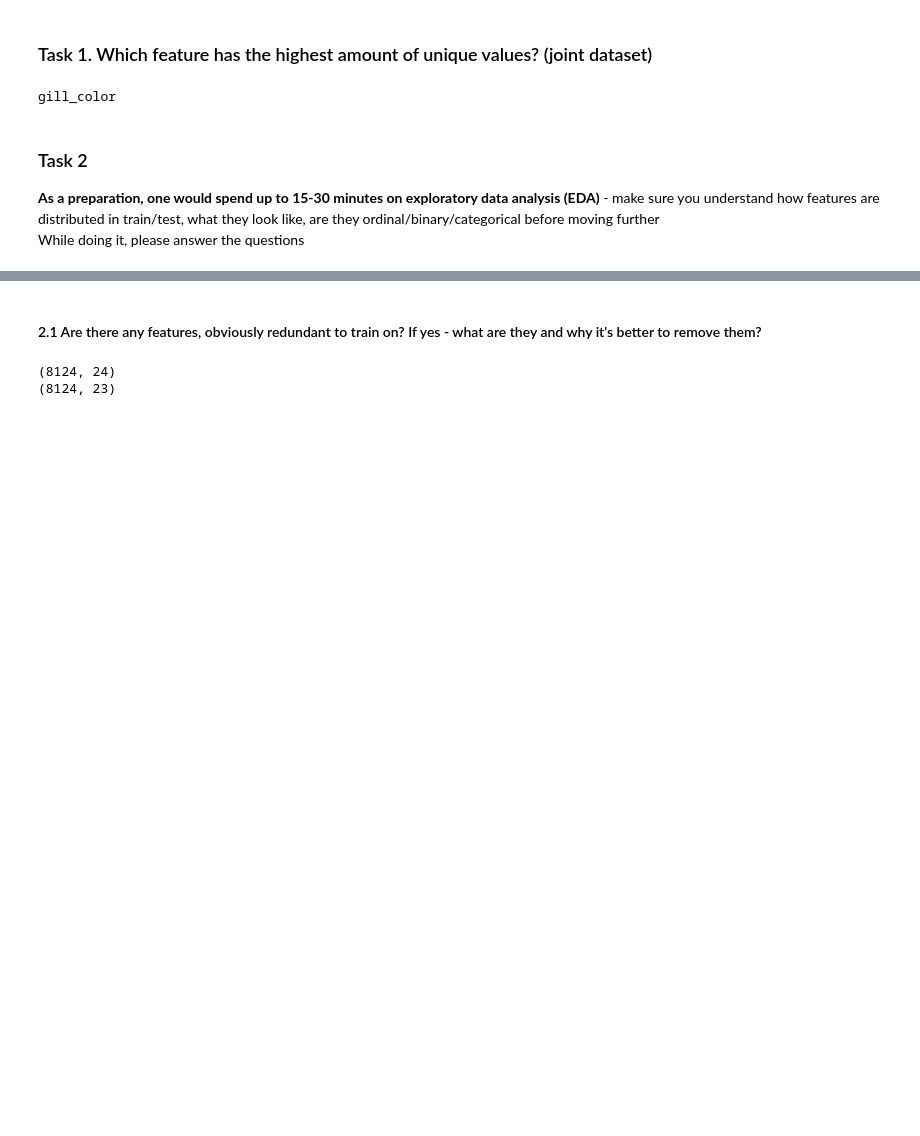
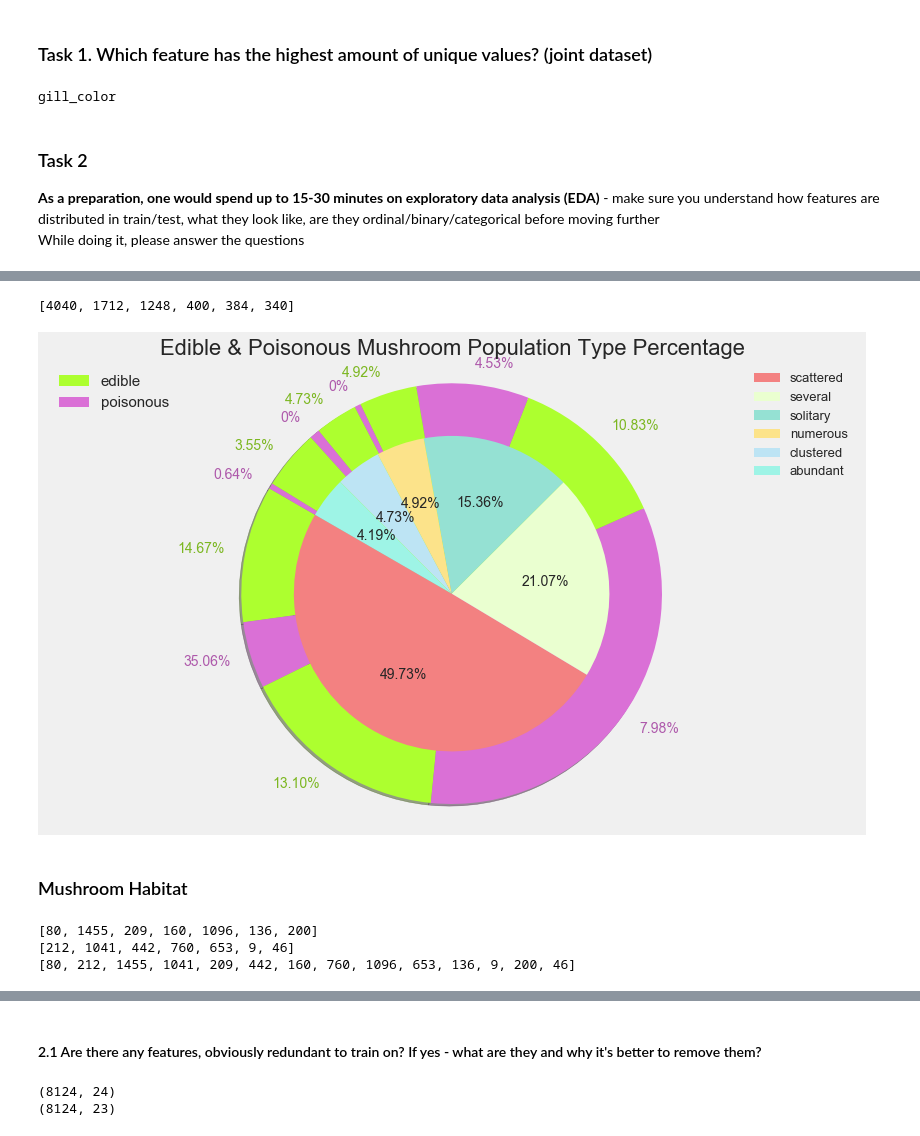
Before and after one commit to MariaHalushko/udscourse, a Jupyter notebook: homeworks/hw4/4 homework-decision-trees-blank-Maria_Halushko.ipynb, the cells around one changed output, grey strips where cells are left out. Drawn from its saved outputs; the diff is of its cells as text; code cells hidden in the pictures; blank space fills up the shorter version.

```diff
--- a/homeworks/hw4/4 homework-decision-trees-blank-Maria_Halushko.ipynb
+++ b/homeworks/hw4/4 homework-decision-trees-blank-Maria_Halushko.ipynb
@@ -93,0 +164,53 @@ profile.to_file(outputfile="statistic.html")
+# %%
+pop_unique = df.population.unique()
+poisonous_pop = [df[(df.target == 0) & (df.population == p)].shape[0] for p in pop_unique]
+edible_pop = [df[(df.target == 1) & (df.population == p)].shape[0] for p in pop_unique]
+# %%
+populations = df['population'].value_counts()
+pop_size = populations.values.tolist() #Provides numerical values
+pop_types = populations.axes[0].tolist() #Converts index labels object to list
+print(pop_size)
+# %% [output]
+[4040, 1712, 1248, 400, 384, 340]
+# %%
+combine_ed_poi = []
+for i in range(0,len(edible_pop)): #Combines both edible and poisonous in a single list.
+    combine_ed_poi.append(edible_pop[i])
+    combine_ed_poi.append(poisonous_pop[i])
+#print(edible_pop) print(poisonous_pop) print(combine_ed_poi)
+
+colors = ['#F38181','#EAFFD0','#95E1D3','#FCE38A','#BDE4F4','#9EF4E6']
+explode = (0, 0.1, 0, 0, 0, 0)  # explode 1st slice
+
+#Preparations for DOUBLE pie chart.
+fig = plt.subplots(figsize=(13,8))
+plt.title('Edible & Poisonous Mushroom Population Type Percentage', fontsize=22)
+percentages_e_p = ['14.67%','35.06%','13.10%', '7.98%','10.83%','4.53%','4.92%','0%','4.73%','0%',
+                  '3.55%','0.64%'] #Percetanges for edible and poisonous
+
+#===First pie===
+patches1, texts1 = plt.pie(combine_ed_poi,radius = 2, labels= percentages_e_p,
+                                colors=['#ADFF2F','#DA70D6'], shadow=True, startangle=150)
+for i in range(0,len(texts1)):
+    if(i%2==0):
+        texts1[i].set_color('#7CB721') #Color % labels with dark green
+    else:
+        texts1[i].set_color('#AE59AB') # " " dark purple
+    texts1[i].set_fontsize(14)         #make labels bigger
+#===Second pie===
+patches2, texts2, autotexts2 = plt.pie(pop_size, colors=colors, radius = 1.5,
+        autopct='%1.2f%%', shadow=True, startangle=150,labeldistance= 2.2)
+for aut in autotexts2:
+    aut.set_fontsize(14)  #Inner autotext fontsize
+    aut.set_horizontalalignment('center') #Center
+#==Set 2 Legends to the plot.
+first_legend   = plt.legend(patches1, ['edible','poisonous'], loc="upper left", fontsize=15)
+second_ledgend = plt.legend(patches2, pop_unique, loc="best",fontsize=13)
+plt.gca().add_artist(first_legend) #To display two legends
+#Align both pie charts in the same position
+plt.axis('equal')
+plt.show()
+# %% [output]
+[figure, added]
+# %% [markdown]
+### Mushroom Habitat
@@ -93,0 +221,12 @@ profile.to_file(outputfile="statistic.html")
+# %%
+combine_ed_poi = []
+for i in range(0,len(edible_hab)): #Combines both edible and poisonous in a single list.
+    combine_ed_poi.append(edible_hab[i])
+    combine_ed_poi.append(poisonous_hab[i])
+print(edible_hab)
+print(poisonous_hab)
+print(combine_ed_poi)
+# %% [output]
+[80, 1455, 209, 160, 1096, 136, 200]
+[212, 1041, 442, 760, 653, 9, 46]
+[80, 212, 1455, 1041, 209, 442, 160, 760, 1096, 653, 136, 9, 200, 46]
```
Also changed, not shown: parts of 9 cells of this notebook.
